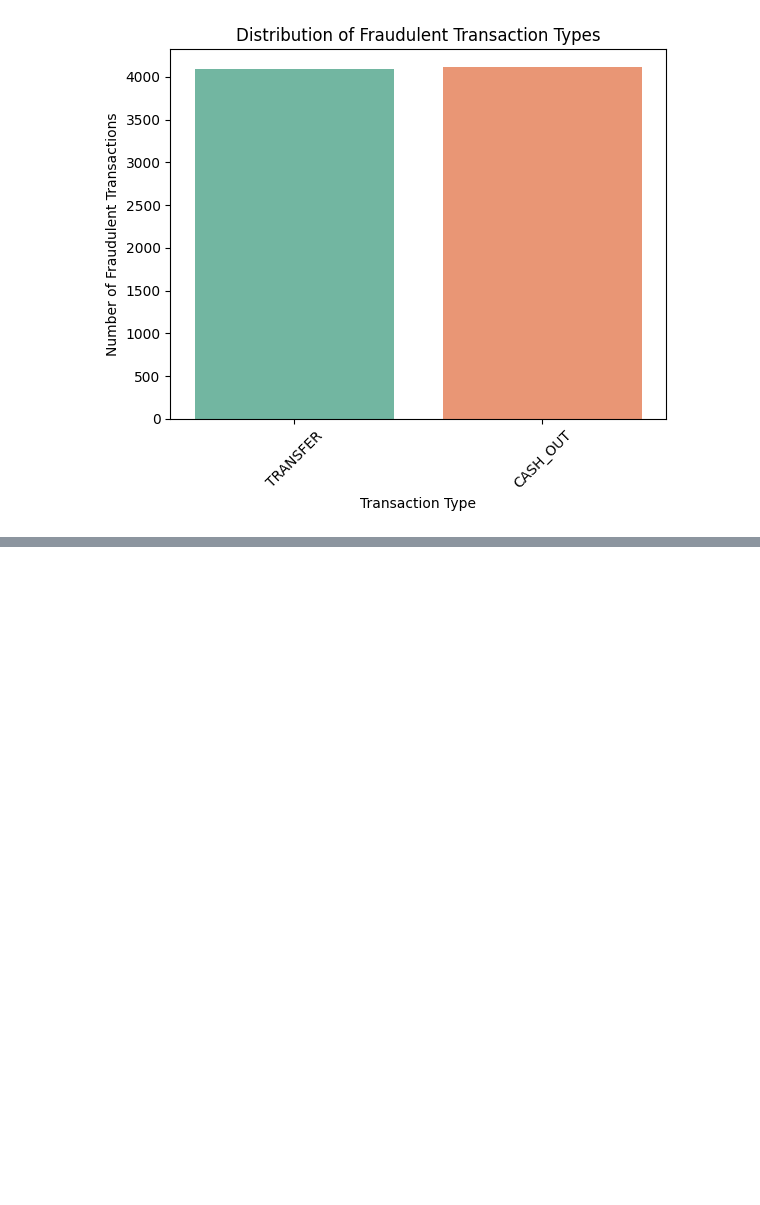
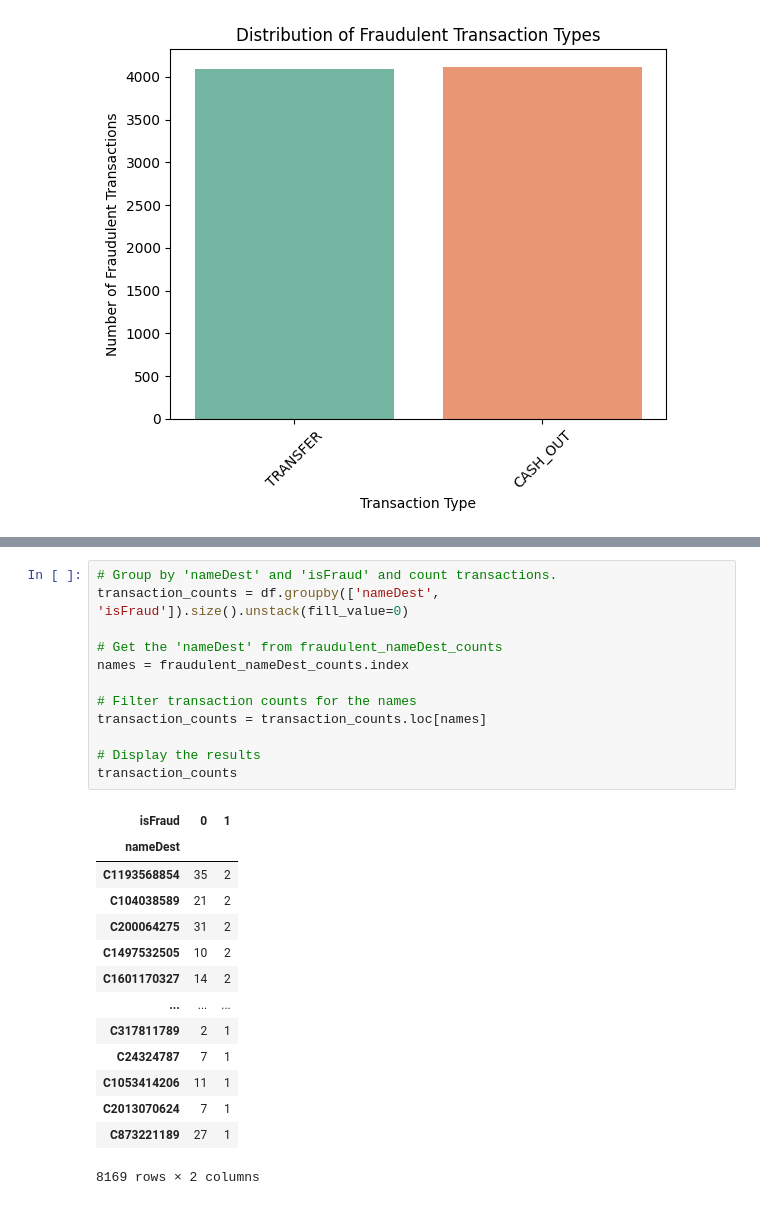
Before and after one commit to viktoruebelhart/analyzing-financial-fraud, a Jupyter notebook: analyzing_financial_fraud.ipynb, the cells around one changed output, grey strips where cells are left out. Saved outputs shown, nothing was run; the diff lists cells and outputs as text; blank space fills up the shorter version.

```diff
--- a/analyzing_financial_fraud.ipynb
+++ b/analyzing_financial_fraud.ipynb
@@ -484,0 +572,27 @@ plt.xticks(rotation=45)
+# %%
+# Group by 'nameDest' and 'isFraud' and count transactions.
+transaction_counts = df.groupby(['nameDest', 'isFraud']).size().unstack(fill_value=0)
+
+# Get the 'nameDest' from fraudulent_nameDest_counts
+names = fraudulent_nameDest_counts.index
+
+# Filter transaction counts for the names
+transaction_counts = transaction_counts.loc[names]
+
+# Display the results
+transaction_counts
+# %% [output]
+| isFraud | 0 | 1 |
+| nameDest |  |  |
+| C1193568854 | 35 | 2 |
+| C104038589 | 21 | 2 |
+| C200064275 | 31 | 2 |
+| C1497532505 | 10 | 2 |
+| C1601170327 | 14 | 2 |
+| ... | ... | ... |
+| C317811789 | 2 | 1 |
+| C24324787 | 7 | 1 |
+| C1053414206 | 11 | 1 |
+| C2013070624 | 7 | 1 |
+| C873221189 | 27 | 1 |
+8169 rows × 2 columns
```
Also changed, not shown: parts of 8 cells of this notebook.
